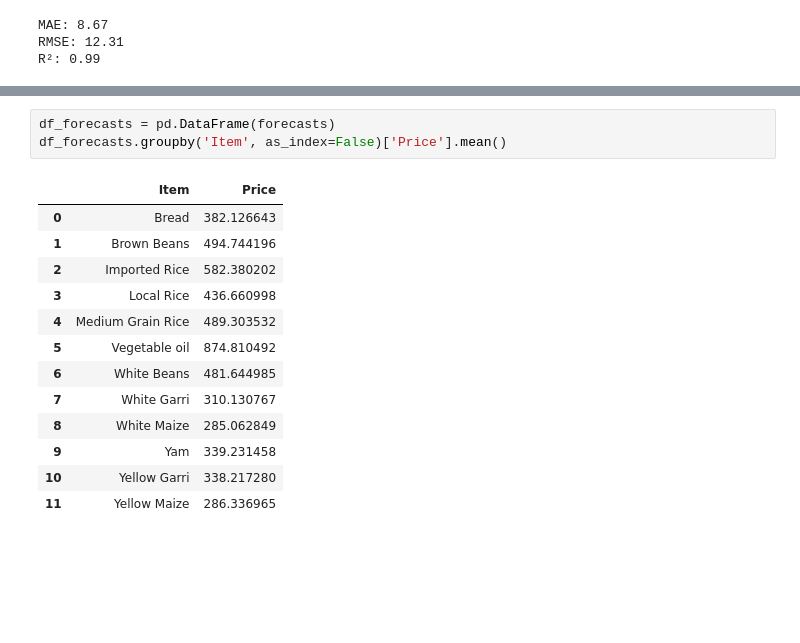
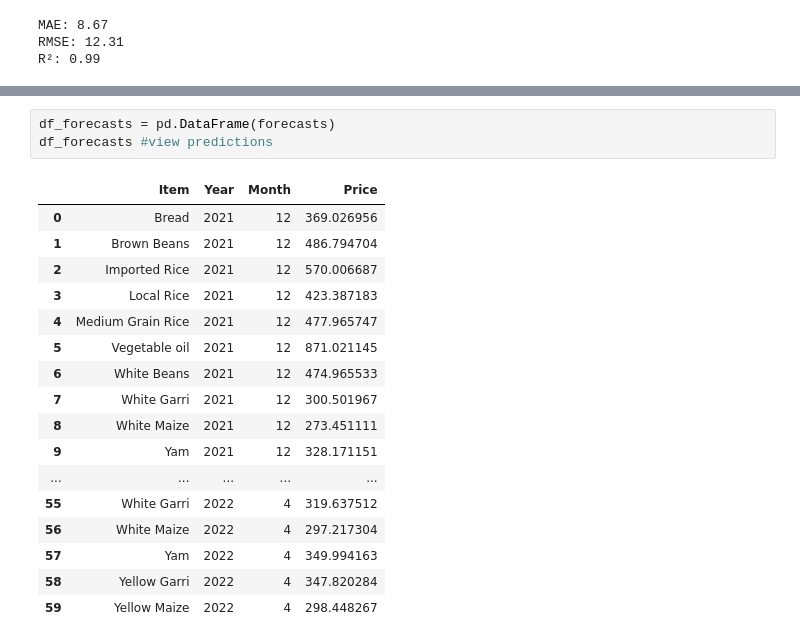
Before and after one commit to LesTobii/food-price-prediction, a Jupyter notebook: Food Price Forecasting.ipynb, the cells around one changed output, grey strips where cells are left out. Drawn from its saved outputs; the diff is of its cells as text; blank space fills up the shorter version.

```diff
--- a/Food Price Forecasting.ipynb
+++ b/Food Price Forecasting.ipynb
@@ -558,17 +554,21 @@ print(pd.DataFrame(forecasts))
 # %%
 df_forecasts = pd.DataFrame(forecasts)
-df_forecasts.groupby('Item', as_index=False)['Price'].mean()
+df_forecasts #view predictions
 # %% [output]
-|  | Item | Price |
-| 0 | Bread | 382.126643 |
-| 1 | Brown Beans | 494.744196 |
-| 2 | Imported Rice | 582.380202 |
-| 3 | Local Rice | 436.660998 |
-| 4 | Medium Grain Rice | 489.303532 |
-| 5 | Vegetable oil | 874.810492 |
-| 6 | White Beans | 481.644985 |
-| 7 | White Garri | 310.130767 |
-| 8 | White Maize | 285.062849 |
-| 9 | Yam | 339.231458 |
-| 10 | Yellow Garri | 338.217280 |
-| 11 | Yellow Maize | 286.336965 |
+|  | Item | Year | Month | Price |
+| 0 | Bread | 2021 | 12 | 369.026956 |
+| 1 | Brown Beans | 2021 | 12 | 486.794704 |
+| 2 | Imported Rice | 2021 | 12 | 570.006687 |
+| 3 | Local Rice | 2021 | 12 | 423.387183 |
+| 4 | Medium Grain Rice | 2021 | 12 | 477.965747 |
+| 5 | Vegetable oil | 2021 | 12 | 871.021145 |
+| 6 | White Beans | 2021 | 12 | 474.965533 |
+| 7 | White Garri | 2021 | 12 | 300.501967 |
+| 8 | White Maize | 2021 | 12 | 273.451111 |
+| 9 | Yam | 2021 | 12 | 328.171151 |
+| ... | ... | ... | ... | ... |
+| 55 | White Garri | 2022 | 4 | 319.637512 |
+| 56 | White Maize | 2022 | 4 | 297.217304 |
+| 57 | Yam | 2022 | 4 | 349.994163 |
+| 58 | Yellow Garri | 2022 | 4 | 347.820284 |
+| 59 | Yellow Maize | 2022 | 4 | 298.448267 |
```
Also changed, not shown: parts of 51 cells of this notebook, 1 other file.
